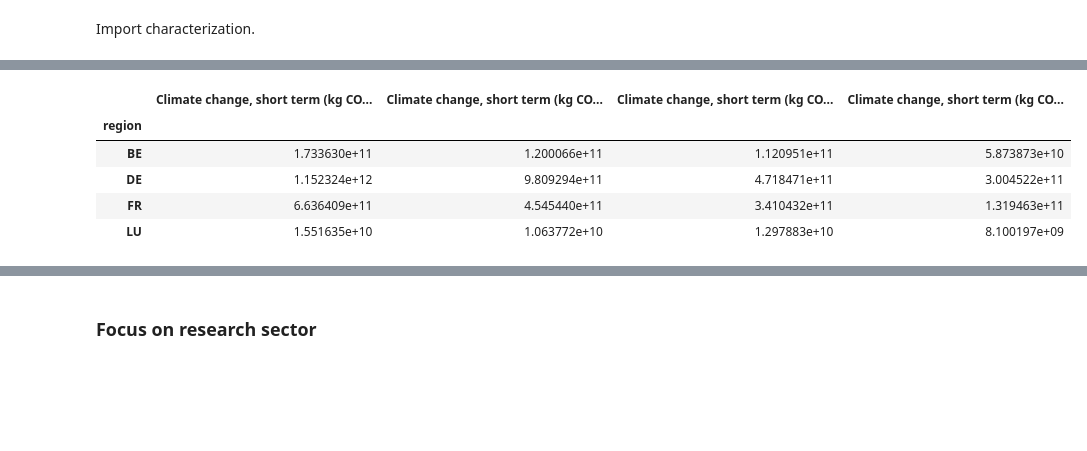
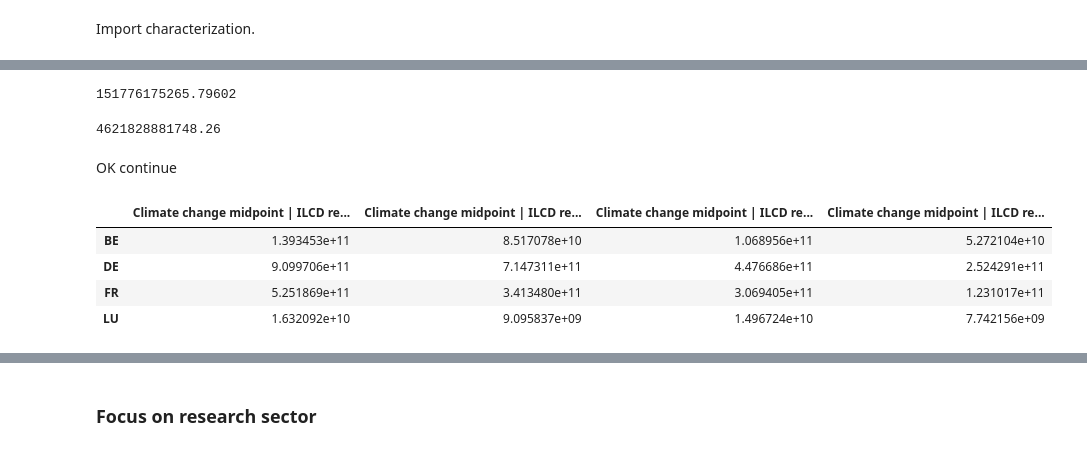
Before and after one commit to thomasgibon/io-footprinting, a Jupyter notebook: exiobase_use.ipynb, the cells around one changed output, grey strips where cells are left out. Saved outputs shown, nothing was run; the diff lists cells and outputs as text; code cells hidden in the pictures; blank space fills up the shorter version.

```diff
--- a/exiobase_use.ipynb
+++ b/exiobase_use.ipynb
@@ -83,3 +89,3 @@ io.satellite.S=pd.concat([short_S,stressors],axis=0)
 # %%
-io.satellite.F=io.satellite.S.mul(io.x['indout'])
+# io.satellite.F=io.satellite.S.mul(io.x['indout'])
 # %%
@@ -89,5 +95,5 @@ F_Y_padding=pd.DataFrame(np.zeros([stressors.shape[0],io.satellite.F_Y.shape[1]]
 # %%
-io.satellite.F_Y=io.satellite.F_Y.append(F_Y_padding)
+# io.satellite.F_Y=io.satellite.F_Y.append(F_Y_padding)
 # %% [markdown]
 Run the various calculations (satellite factors, footprint reports, ...)
 # %% [markdown]
@@ -115,6 +117,6 @@ impact = dict()
 # %%
-impact['S'] = Q.dot(io.satellite.S) # unit stressors, per M€
-impact['F'] = Q.dot(io.satellite.F) # total stressors
-impact['F_Y'] = Q.dot(io.satellite.F_Y) # same for households
-impact['name'] = 'impact' # and name
-io.impact = mr.Extension(**impact) # finally, add it as a proper extension
+# impact['S'] = Q.dot(io.satellite.S) # unit stressors, per M€
+# impact['F'] = Q.dot(io.satellite.F) # total stressors
+# impact['F_Y'] = Q.dot(io.satellite.F_Y) # same for households
+# impact['name'] = 'impact' # and name
+# io.impact = mr.Extension(**impact) # finally, add it as a proper extension
@@ -146,0 +125,2 @@ FD=io.impact.F_Y.loc[ind].unstack()
+# %%
+ind = 'Climate change midpoint | ILCD recommended CF | Global warming potential 100 years',
@@ -146,0 +164,8 @@ FD=io.impact.F_Y.loc[ind].unstack()
+# %%
+sum(abso_el)
+# %% [output]
+151776175265.79602
+# %%
+io.impacts.D_cba_reg.loc[ind][:28].sum()
+# %% [output]
+4621828881748.26
@@ -147,20 +176,21 @@ FD=io.impact.F_Y.loc[ind].unstack()
+# %% [markdown]
+OK continue
 # %%
 pd.concat([
-    io.impact.D_cba_reg.loc[ind],
-    io.impact.D_pba_reg.loc[ind],
-    io.impact.D_imp_reg.loc[ind],
-    io.impact.D_exp_reg.loc[ind],
+    io.impacts.D_cba_reg.loc[ind],
+    io.impacts.D_pba_reg.loc[ind],
+    io.impacts.D_imp_reg.loc[ind],
+    io.impacts.D_exp_reg.loc[ind],
 #     FD.loc[:,FD.sum(0)!=0]
     ],
   axis=1
  ).loc[['BE','DE','FR','LU']]
 # %% [output]
-|  | Climate change, short term (kg CO... | Climate change, short term (kg CO... | Climate change, short term (kg CO... | Climate change, short term (kg CO... |
-| region |  |  |  |  |
-| BE | 1.733630e+11 | 1.200066e+11 | 1.120951e+11 | 5.873873e+10 |
-| DE | 1.152324e+12 | 9.809294e+11 | 4.718471e+11 | 3.004522e+11 |
-| FR | 6.636409e+11 | 4.545440e+11 | 3.410432e+11 | 1.319463e+11 |
-| LU | 1.551635e+10 | 1.063772e+10 | 1.297883e+10 | 8.100197e+09 |
+|  | Climate change midpoint | ILCD re... | Climate change midpoint | ILCD re... | Climate change midpoint | ILCD re... | Climate change midpoint | ILCD re... |
+| BE | 1.393453e+11 | 8.517078e+10 | 1.068956e+11 | 5.272104e+10 |
+| DE | 9.099706e+11 | 7.147311e+11 | 4.476686e+11 | 2.524291e+11 |
+| FR | 5.251869e+11 | 3.413480e+11 | 3.069405e+11 | 1.231017e+11 |
+| LU | 1.632092e+10 | 9.095837e+09 | 1.496724e+10 | 7.742156e+09 |
 # %%
 io.population[['BE','DE','FR','LU']]
 # %% [output]
```
Also changed, not shown: parts of 89 cells of this notebook.
